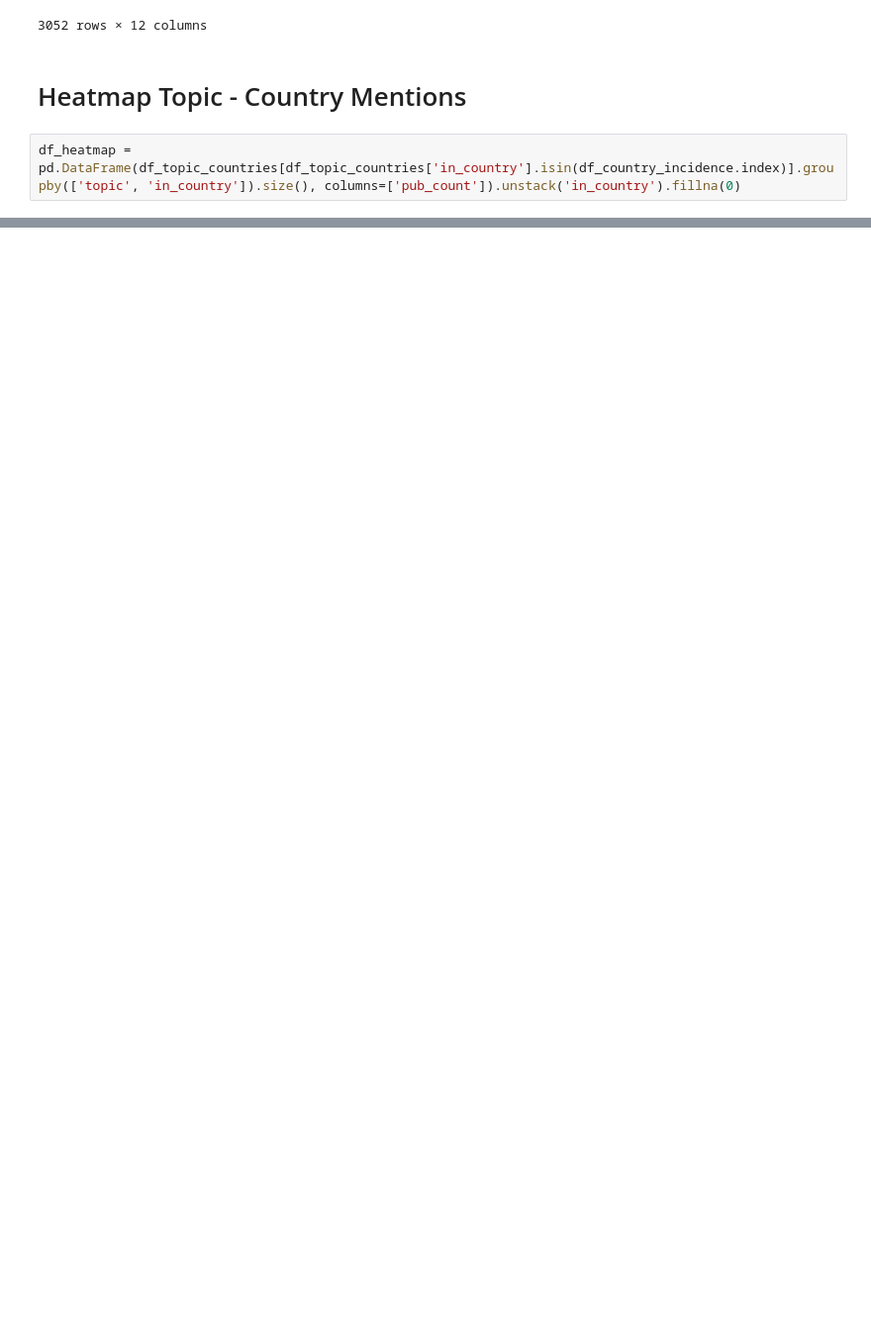
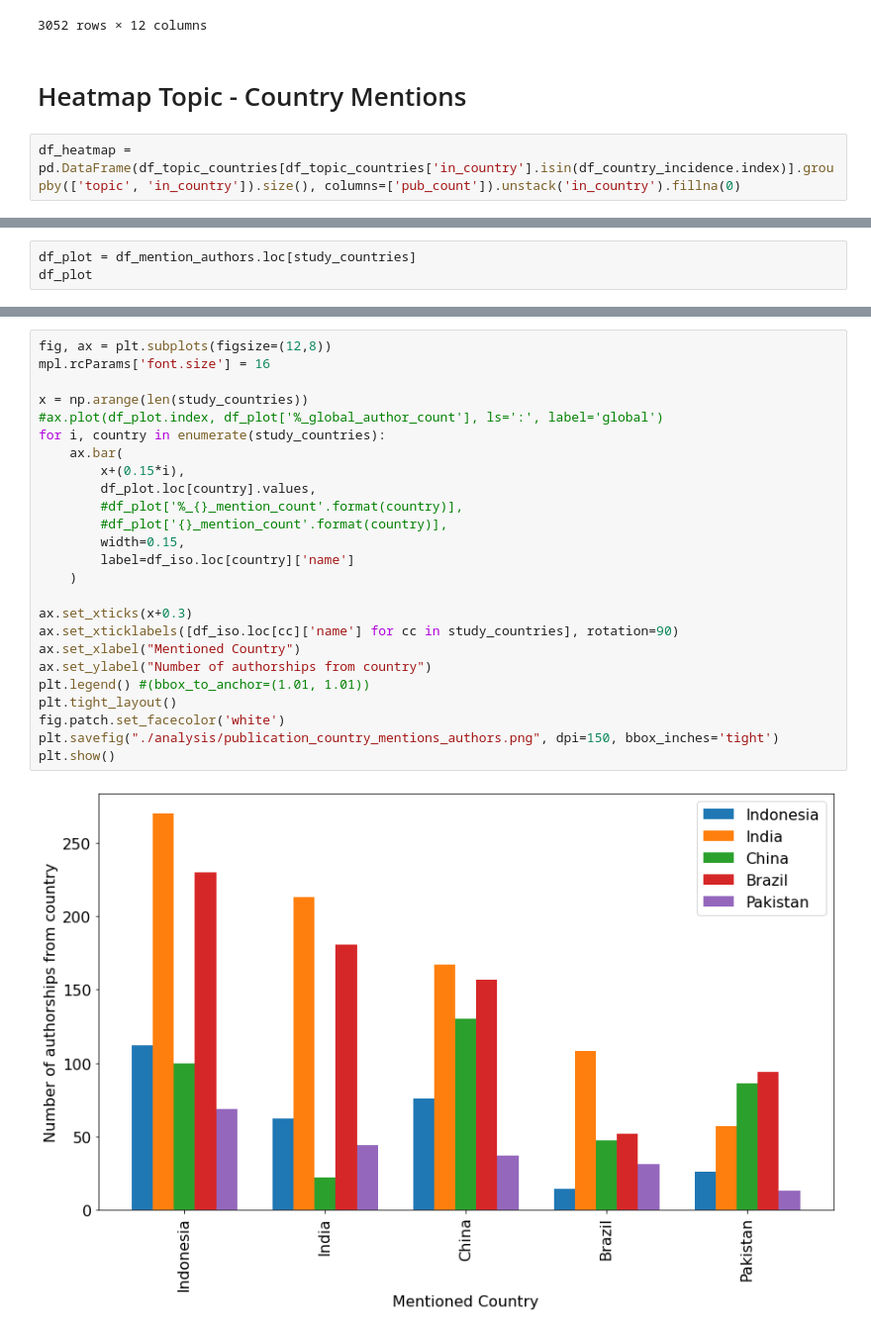
Before and after one commit to martinszomszor/2022_NISO, a Jupyter notebook: 05 Analysis.ipynb, the cells around one changed output, grey strips where cells are left out. Shown at 99% size. Cells and saved outputs as stored; diff of their text form; blank space fills up the shorter version.

```diff
--- a/05 Analysis.ipynb
+++ b/05 Analysis.ipynb
@@ -186,0 +216,3 @@ plt.show()
+# %%
+df_plot = df_mention_authors.loc[study_countries]
+df_plot
@@ -186,0 +226,27 @@ plt.show()
+# %%
+fig, ax = plt.subplots(figsize=(12,8))
+mpl.rcParams['font.size'] = 16
+
+x = np.arange(len(study_countries))
+#ax.plot(df_plot.index, df_plot['%_global_author_count'], ls=':', label='global')
+for i, country in enumerate(study_countries):
+    ax.bar(
+        x+(0.15*i),
+        df_plot.loc[country].values,
+        #df_plot['%_{}_mention_count'.format(country)],
+        #df_plot['{}_mention_count'.format(country)],
+        width=0.15,
+        label=df_iso.loc[country]['name']
+    )
+
+ax.set_xticks(x+0.3)
+ax.set_xticklabels([df_iso.loc[cc]['name'] for cc in study_countries], rotation=90)
+ax.set_xlabel("Mentioned Country")
+ax.set_ylabel("Number of authorships from country")
+plt.legend() #(bbox_to_anchor=(1.01, 1.01))
+plt.tight_layout()
+fig.patch.set_facecolor('white')
+plt.savefig("./analysis/publication_country_mentions_authors.png", dpi=150, bbox_inches='tight')
+plt.show()
+# %% [output]
+[figure, added]
```
Also changed, not shown: parts of 9 cells of this notebook, 2 other files.
